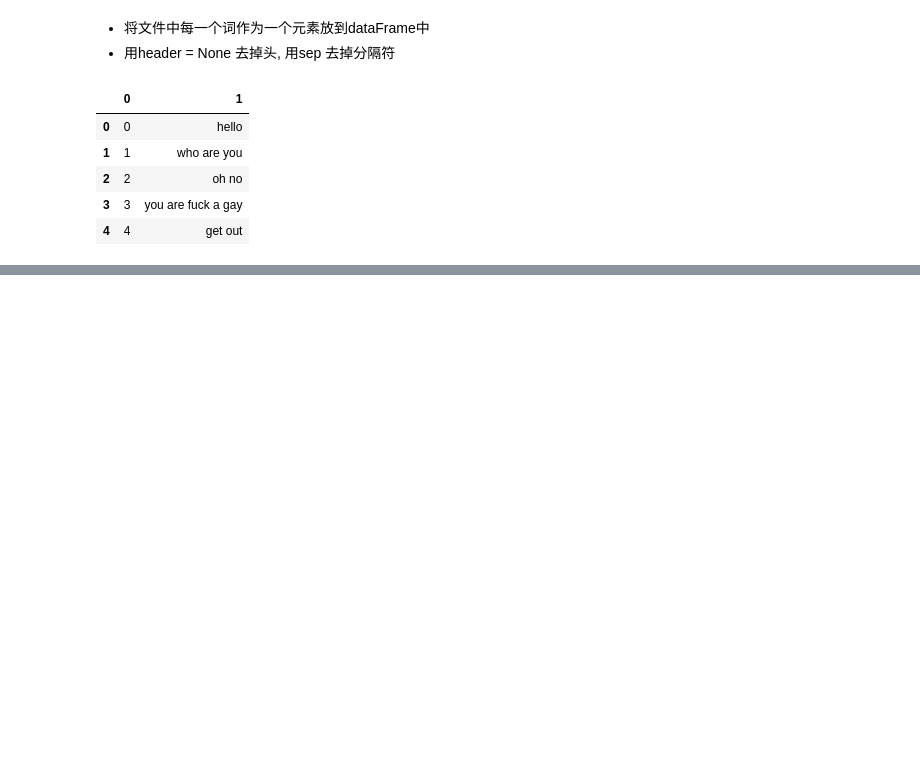
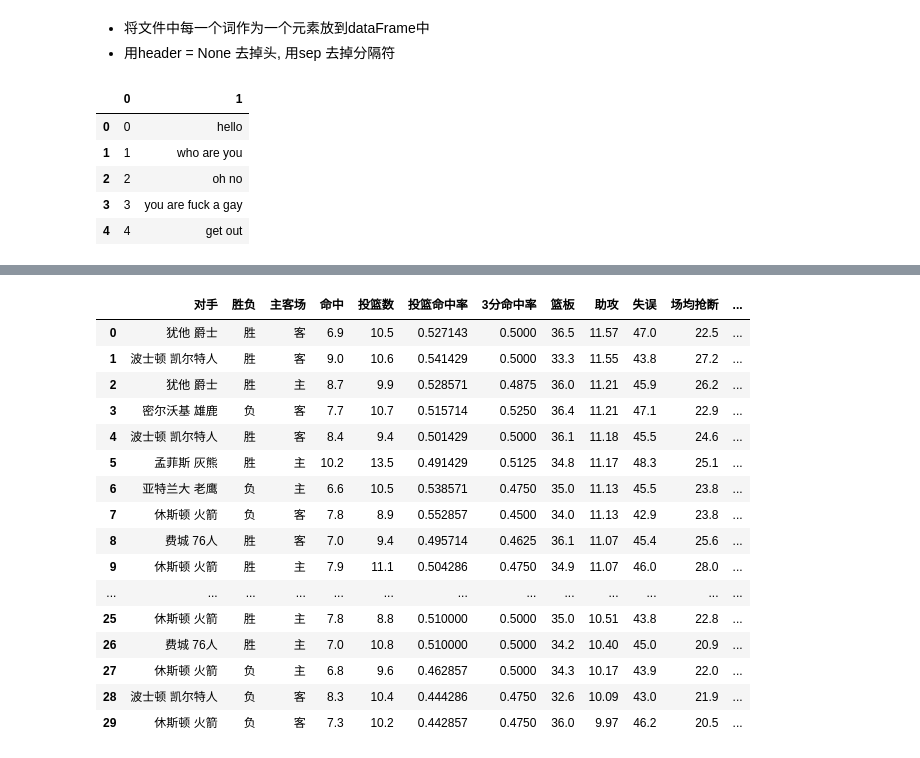
Before and after one commit to Dougzl/AI, a Jupyter notebook: 03.python数据特征分享和展示/class01.ipynb, the cells around one changed output, grey strips where cells are left out. Cells and saved outputs as stored; diff of their text form; code cells hidden in the pictures; blank space fills up the shorter version.

```diff
--- a/03.python数据特征分享和展示/class01.ipynb
+++ b/03.python数据特征分享和展示/class01.ipynb
@@ -206,0 +211,21 @@ pd.read_csv('./file/f.txt', header=None, sep=',')
+# %%
+df = pd.read_csv('./file/透视表_篮球赛.csv', encoding='utf-8')
+df
+# %% [output]
+|  | 对手 | 胜负 | 主客场 | 命中 | 投篮数 | 投篮命中率 | 3分命中率 | 篮板 | 助攻 | 失误 | 场均抢断 | ... |
+| 0 | 犹他 爵士 | 胜 | 客 | 6.9 | 10.5 | 0.527143 | 0.5000 | 36.5 | 11.57 | 47.0 | 22.5 | ... |
+| 1 | 波士顿 凯尔特人 | 胜 | 客 | 9.0 | 10.6 | 0.541429 | 0.5000 | 33.3 | 11.55 | 43.8 | 27.2 | ... |
+| 2 | 犹他 爵士 | 胜 | 主 | 8.7 | 9.9 | 0.528571 | 0.4875 | 36.0 | 11.21 | 45.9 | 26.2 | ... |
+| 3 | 密尔沃基 雄鹿 | 负 | 客 | 7.7 | 10.7 | 0.515714 | 0.5250 | 36.4 | 11.21 | 47.1 | 22.9 | ... |
+| 4 | 波士顿 凯尔特人 | 胜 | 客 | 8.4 | 9.4 | 0.501429 | 0.5000 | 36.1 | 11.18 | 45.5 | 24.6 | ... |
+| 5 | 孟菲斯 灰熊 | 胜 | 主 | 10.2 | 13.5 | 0.491429 | 0.5125 | 34.8 | 11.17 | 48.3 | 25.1 | ... |
+| 6 | 亚特兰大 老鹰 | 负 | 主 | 6.6 | 10.5 | 0.538571 | 0.4750 | 35.0 | 11.13 | 45.5 | 23.8 | ... |
+| 7 | 休斯顿 火箭 | 负 | 客 | 7.8 | 8.9 | 0.552857 | 0.4500 | 34.0 | 11.13 | 42.9 | 23.8 | ... |
+| 8 | 费城 76人 | 胜 | 客 | 7.0 | 9.4 | 0.495714 | 0.4625 | 36.1 | 11.07 | 45.4 | 25.6 | ... |
+| 9 | 休斯顿 火箭 | 胜 | 主 | 7.9 | 11.1 | 0.504286 | 0.4750 | 34.9 | 11.07 | 46.0 | 28.0 | ... |
+| ... | ... | ... | ... | ... | ... | ... | ... | ... | ... | ... | ... | ... |
+| 25 | 休斯顿 火箭 | 胜 | 主 | 7.8 | 8.8 | 0.510000 | 0.5000 | 35.0 | 10.51 | 43.8 | 22.8 | ... |
+| 26 | 费城 76人 | 胜 | 主 | 7.0 | 10.8 | 0.510000 | 0.5000 | 34.2 | 10.40 | 45.0 | 20.9 | ... |
+| 27 | 休斯顿 火箭 | 负 | 主 | 6.8 | 9.6 | 0.462857 | 0.5000 | 34.3 | 10.17 | 43.9 | 22.0 | ... |
+| 28 | 波士顿 凯尔特人 | 负 | 客 | 8.3 | 10.4 | 0.444286 | 0.4750 | 32.6 | 10.09 | 43.0 | 21.9 | ... |
+| 29 | 休斯顿 火箭 | 负 | 客 | 7.3 | 10.2 | 0.442857 | 0.4750 | 36.0 | 9.97 | 46.2 | 20.5 | ... |
```
Also changed, not shown: parts of 38 cells of this notebook, 3 other files.
